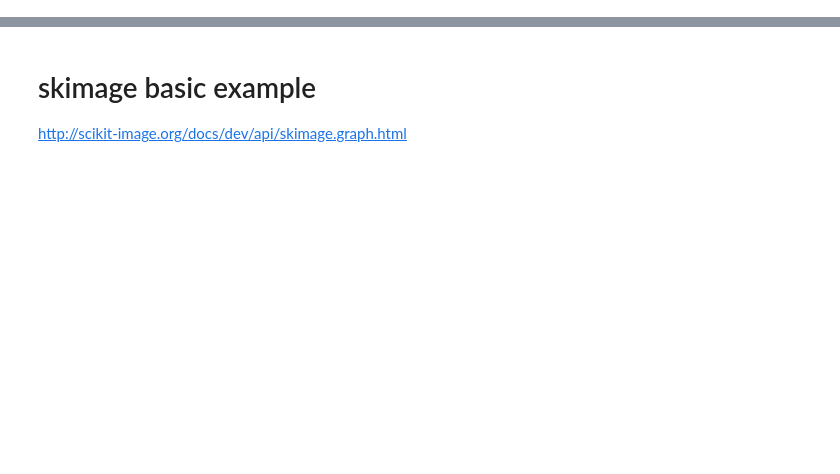
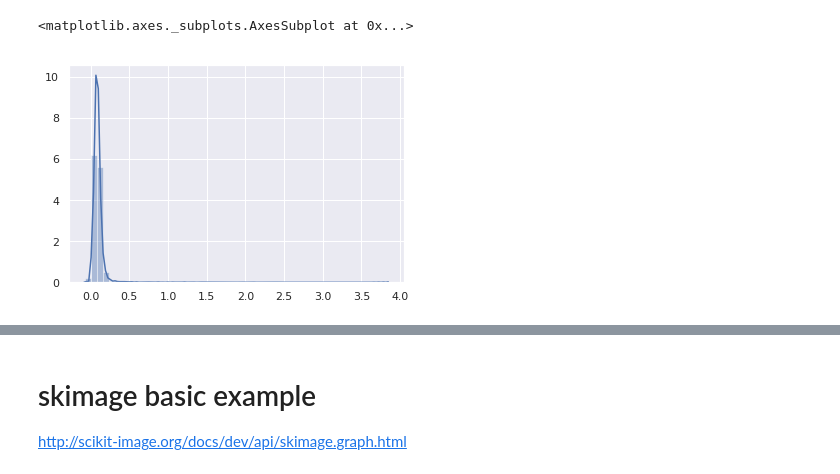
Before and after one commit to carderne/gridfinder, a Jupyter notebook: gridfinder.ipynb, the cells around one changed output, grey strips where cells are left out. Cells and saved outputs as stored; diff of their text form; code cells hidden in the pictures; blank space fills up the shorter version.

```diff
--- a/gridfinder.ipynb
+++ b/gridfinder.ipynb
@@ -24,0 +50,5 @@ from gridfinder import gridfinder as gf
+# %%
+sns.distplot(ntl.flatten())
+# %% [output]
+<matplotlib.axes._subplots.AxesSubplot at 0x...>
+[figure, added]
```
Also changed, not shown: parts of 44 cells of this notebook, 4 other files.
